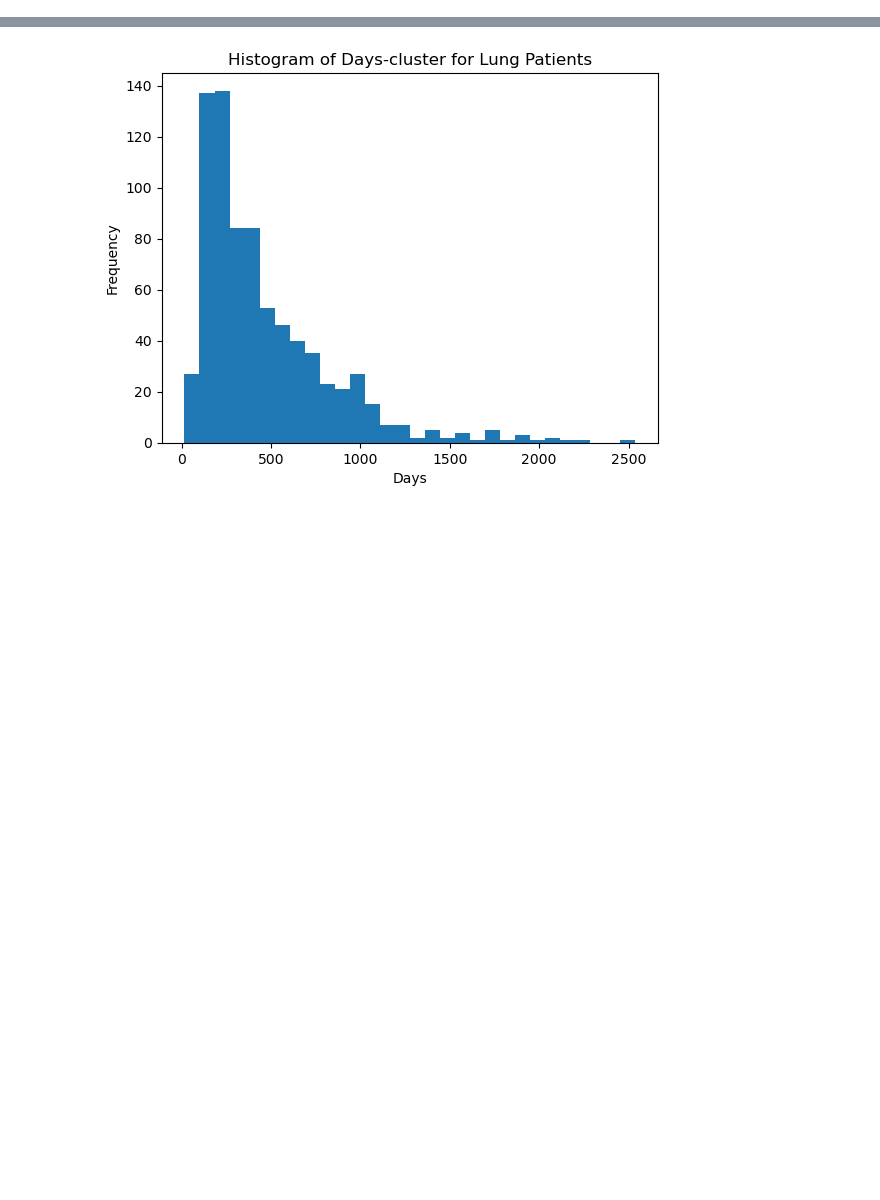
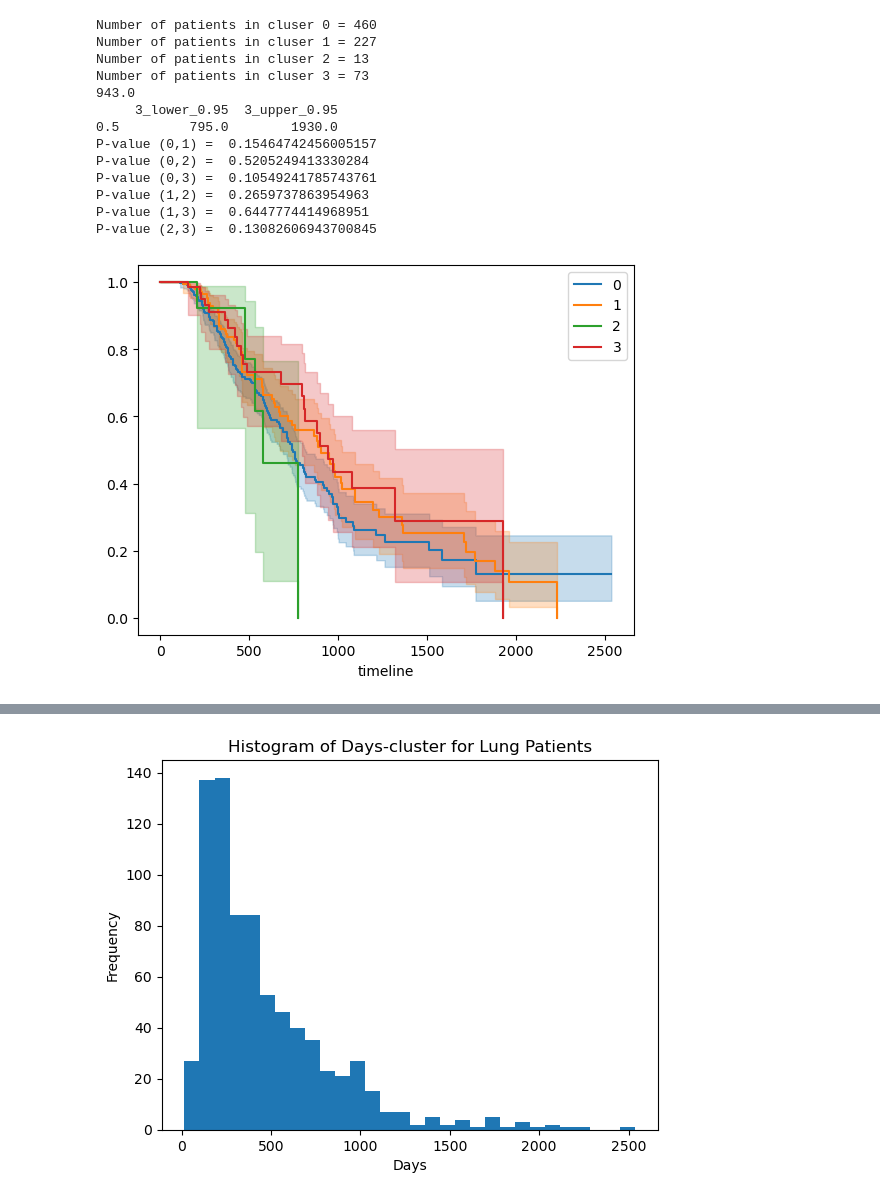
Before and after one commit to almusawiaf/GraphAugmentation, a Jupyter notebook: features_to_PSG.ipynb, the cells around one changed output, grey strips where cells are left out. Drawn from its saved outputs; the diff is of its cells as text; code cells hidden in the pictures; blank space fills up the shorter version.

```diff
--- a/features_to_PSG.ipynb
+++ b/features_to_PSG.ipynb
@@ -288,0 +255,19 @@ Lung_survival = pd.merge(df_lung, survival0, on='vha_id')
+# %%
+groups = dict(tuple(Lung_survival0.groupby('cluster')))
+groups = [groups[i] for i in groups]
+groups_details(groups, [0,1,2,3])
+# %% [output]
+Number of patients in cluser 0 = 460
+Number of patients in cluser 1 = 227
+Number of patients in cluser 2 = 13
+Number of patients in cluser 3 = 73
+943.0
+     3_lower_0.95  3_upper_0.95
+0.5         795.0        1930.0
+P-value (0,1) =  0.15464742456005157
+P-value (0,2) =  0.5205249413330284
+P-value (0,3) =  0.10549241785743761
+P-value (1,2) =  0.2659737863954963
+P-value (1,3) =  0.6447774414968951
+P-value (2,3) =  0.13082606943700845
+[figure, added]
```
Also changed, not shown: parts of 51 cells of this notebook, 3 other files.
